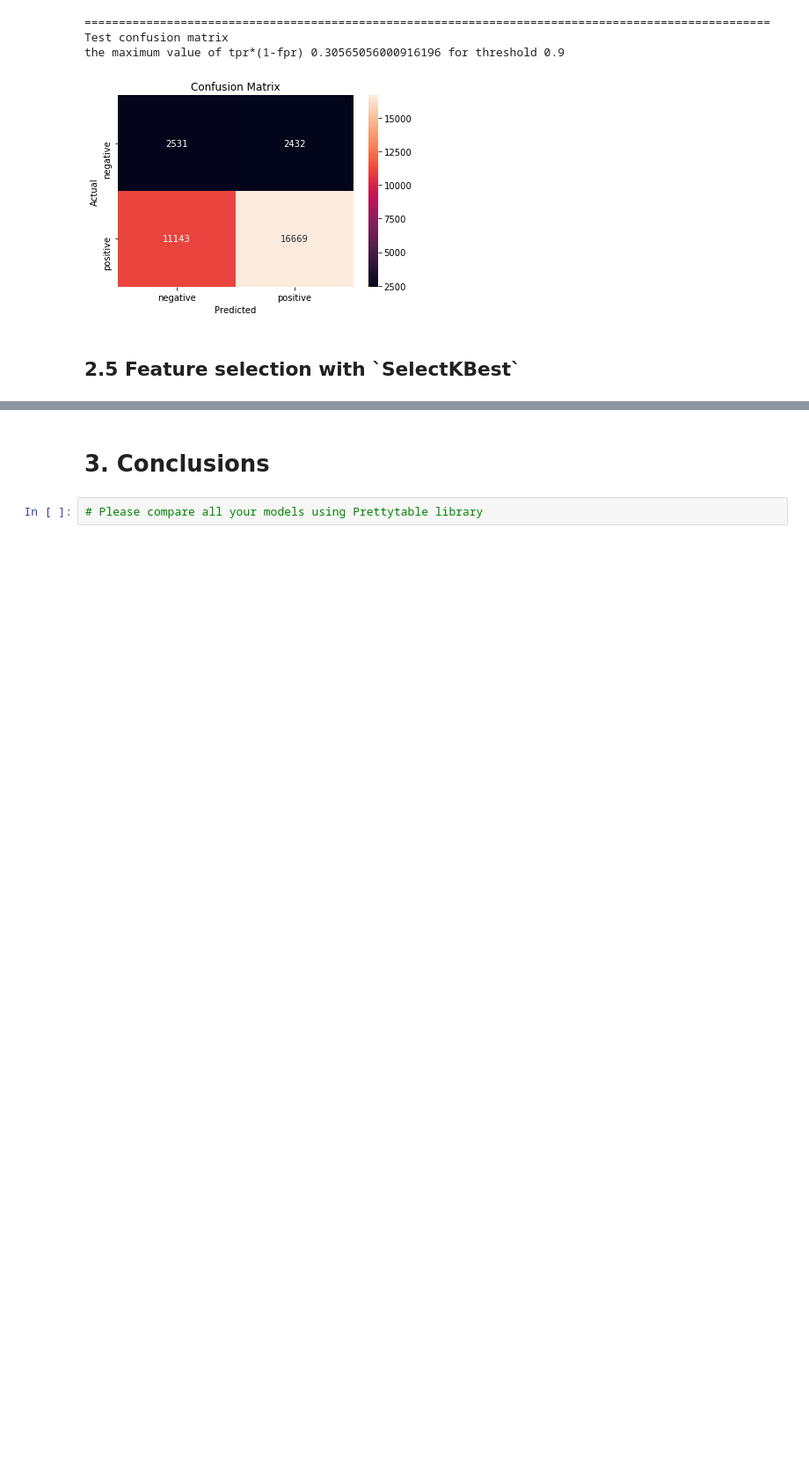
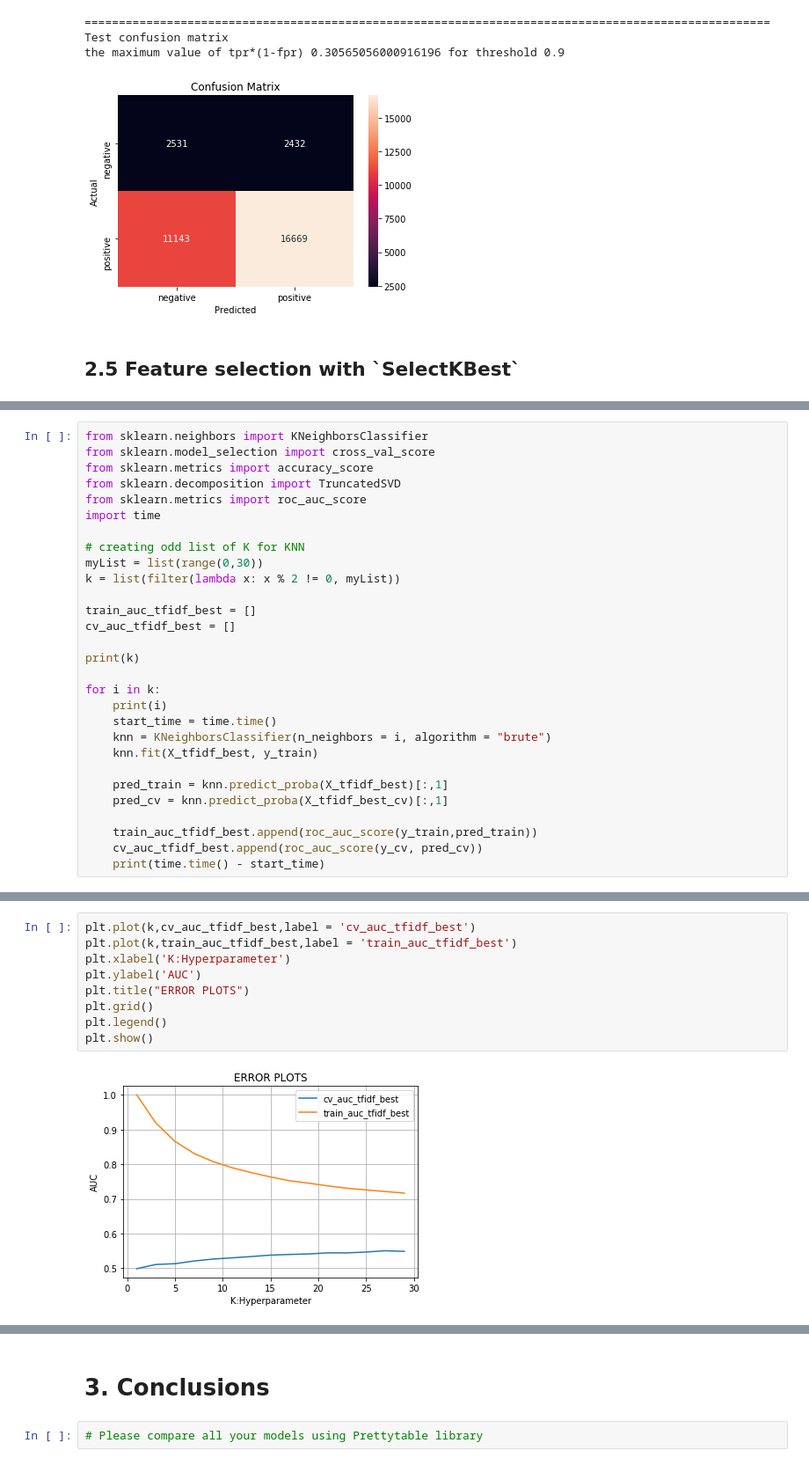
Before and after one commit to manasa-rajesh/DonorsChoose, a Jupyter notebook: 3_DonorsChoose_KNN.ipynb, the cells around one changed output, grey strips where cells are left out. Shown at 88% size. Drawn from its saved outputs; the diff is of its cells as text; blank space fills up the shorter version.

```diff
--- a/3_DonorsChoose_KNN.ipynb
+++ b/3_DonorsChoose_KNN.ipynb
@@ -2133,0 +2144,29 @@ from sklearn.feature_selection import SelectKBest, chi2, f_regression
+# %%
+from sklearn.neighbors import KNeighborsClassifier
+from sklearn.model_selection import cross_val_score
+from sklearn.metrics import accuracy_score
+from sklearn.decomposition import TruncatedSVD
+from sklearn.metrics import roc_auc_score
+import time
+
+# creating odd list of K for KNN
+myList = list(range(0,30))
+k = list(filter(lambda x: x % 2 != 0, myList))
+
+train_auc_tfidf_best = []
+cv_auc_tfidf_best = []
+
+print(k)
+
+for i in k:
+    print(i)
+    start_time = time.time()
+    knn = KNeighborsClassifier(n_neighbors = i, algorithm = "brute")
+    knn.fit(X_tfidf_best, y_train)
+
+    pred_train = knn.predict_proba(X_tfidf_best)[:,1]
+    pred_cv = knn.predict_proba(X_tfidf_best_cv)[:,1]
+
+    train_auc_tfidf_best.append(roc_auc_score(y_train,pred_train))
+    cv_auc_tfidf_best.append(roc_auc_score(y_cv, pred_cv))
+    print(time.time() - start_time)
@@ -2133,0 +2191,11 @@ from sklearn.feature_selection import SelectKBest, chi2, f_regression
+# %%
+plt.plot(k,cv_auc_tfidf_best,label = 'cv_auc_tfidf_best')
+plt.plot(k,train_auc_tfidf_best,label = 'train_auc_tfidf_best')
+plt.xlabel('K:Hyperparameter')
+plt.ylabel('AUC')
+plt.title("ERROR PLOTS")
+plt.grid()
+plt.legend()
+plt.show()
+# %% [output]
+[figure, added]
```
Also changed, not shown: parts of 27 cells of this notebook.
